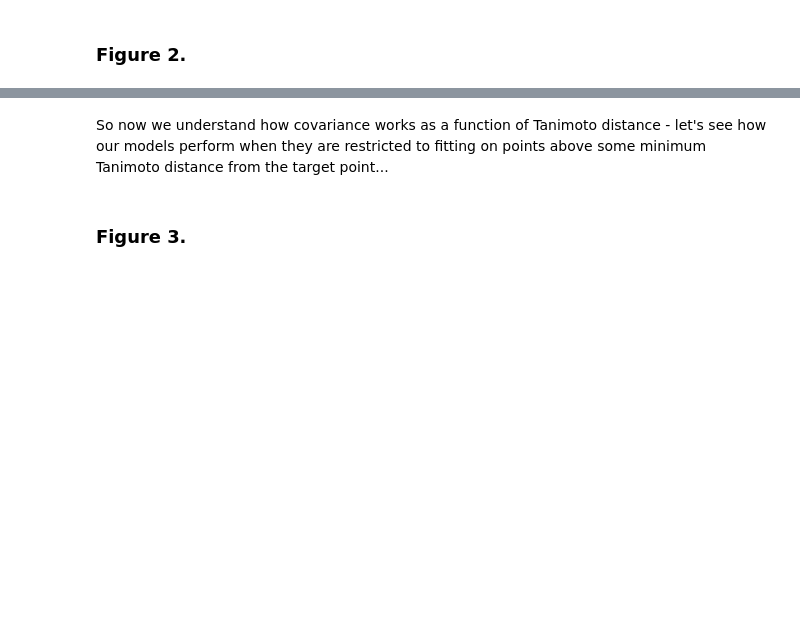
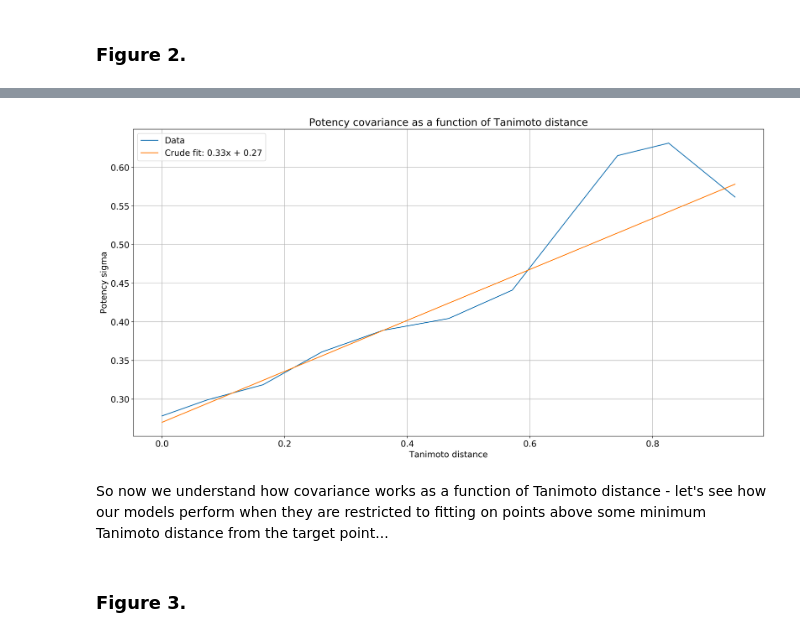
Before and after one commit to owatson/PenalizedPrediction, a Jupyter notebook: MalariaPaper.ipynb, the cells around one changed output, grey strips where cells are left out. Cells and saved outputs as stored; diff of their text form; code cells hidden in the pictures; blank space fills up the shorter version.

Commit message:
Fix for sigma calculation

```diff
--- a/MalariaPaper.ipynb
+++ b/MalariaPaper.ipynb
@@ -520,3 +430,27 @@ savefig('figures/fig3_covariance.jpg')
+# %%
+from scipy.spatial.distance import squareform
+bins = [-0.001, 0.0001, 0.1, 0.2, 0.3, 0.4, 0.5, 0.6, 0.7, 0.8, 0.9, 1.0]
+cd = cdist(fpa, fpa, metric='jaccard')
+cd[np.eye(full_df.shape[0]) == 1] = 2  # 2 > max jaccard distance...
+cd[np.isnan(cd)] = 2
+dfv = (full_df.POTENCY.values[:,None]-full_df.POTENCY.values[None,:])
+ctr_hdr = []
+val_hdr = []
+for i in range(1, len(bins)):
+    s_bin = bins[i-1]
+    e_bin = bins[i]
+    std_val = np.std(dfv[(cd > s_bin) & (cd <= e_bin)])
+    val_hdr.append(std_val)
+    ctr_hdr.append(np.mean(cd[(cd > s_bin) & (cd <= e_bin)]))
+# %%
+plt.rcParams.update({'font.size': 15})
+plt.figure(figsize=(20, 10), dpi=400)
+plt.plot(ctr_hdr, val_hdr, label='Data'); grid(True); xlabel('Tanimoto distance'); ylabel('Potency sigma')
+plt.plot(ctr_hdr, 0.27+0.33*np.asarray(ctr_hdr), label='Crude fit: 0.33x + 0.27');
+legend(loc='best')
+_ = title('Potency covariance as a function of Tanimoto distance')
+# %% [output]
+[figure, added]
 # %% [markdown]
 So now we understand how covariance works as a function of Tanimoto distance - let's see how our models perform when they are restricted to fitting on points above some minimum Tanimoto distance from the target point...
 # %%
```
Also changed, not shown: parts of 18 cells of this notebook.
